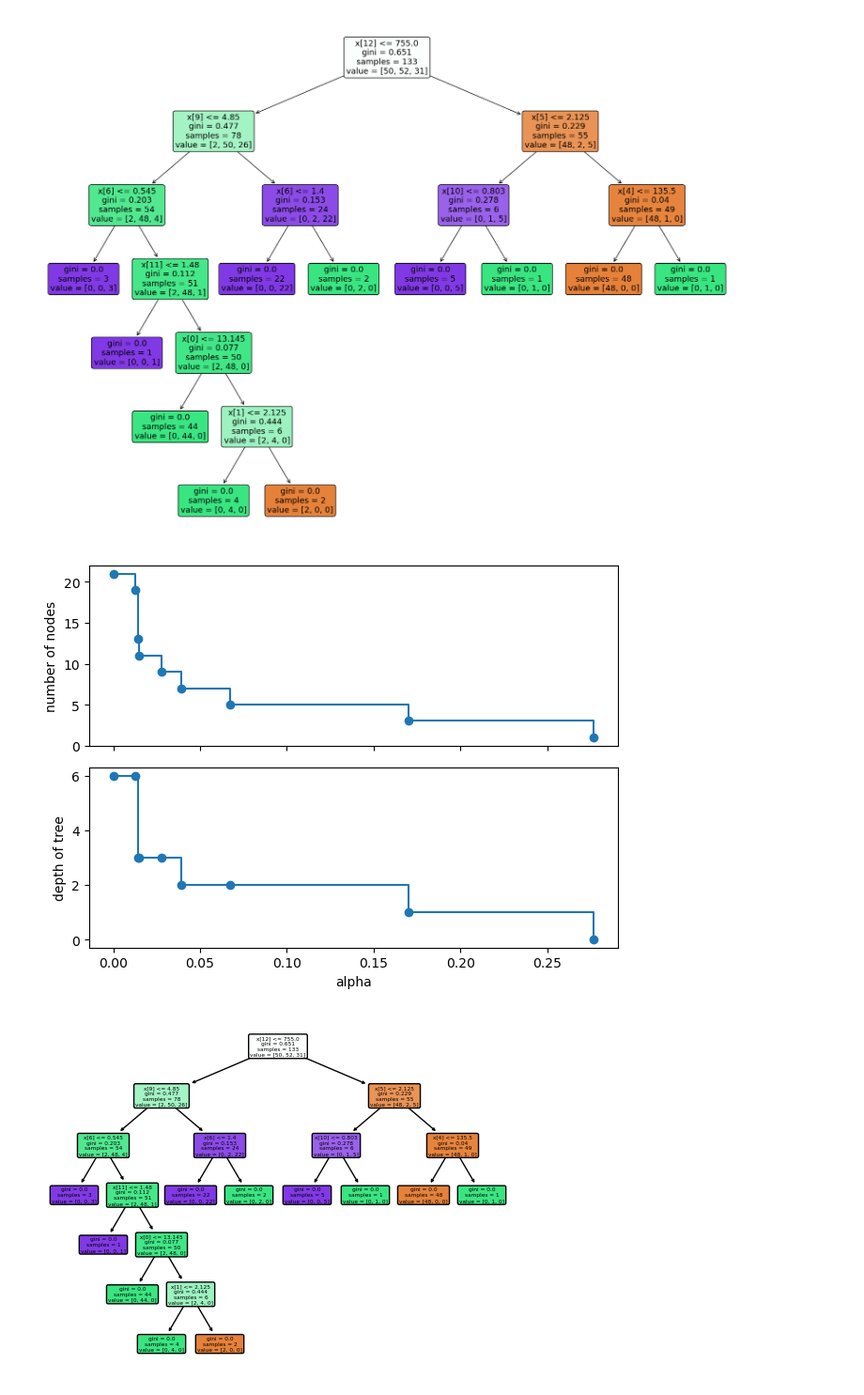
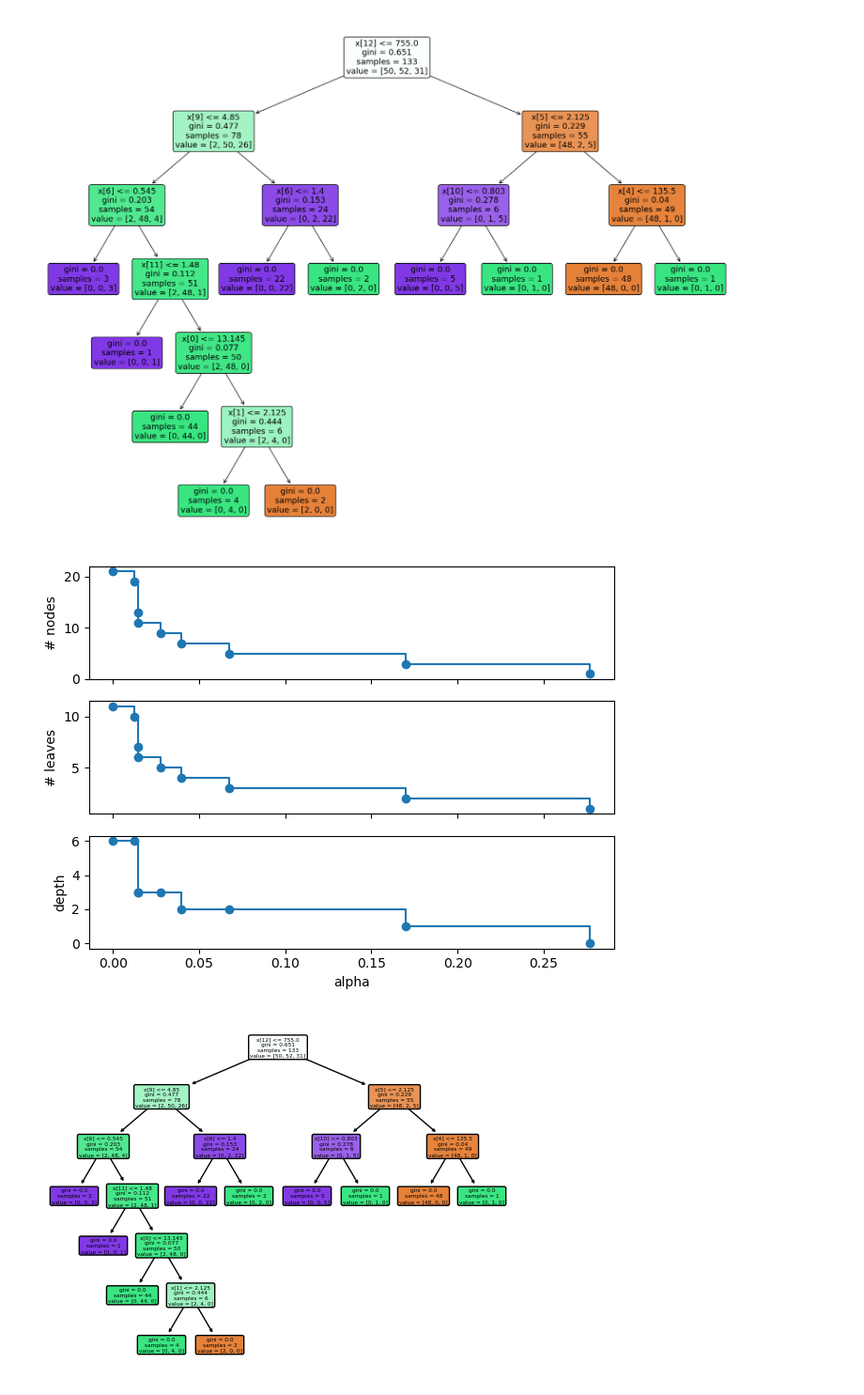
Before and after one commit to masoudinejad/dt_pruning, a Jupyter notebook: ccp.ipynb, the cells around one changed output. Shown at 94% size. Cells and saved outputs as stored; diff of their text form; code cells hidden in the pictures.

Commit message:
add data about number of leaves

```diff
--- a/ccp.ipynb
+++ b/ccp.ipynb
@@ -48,16 +49,19 @@ _ = tree.plot_tree(clfs[0], filled=True, rounded=True)
 [figure]
 # %%
 node_counts = [clf.tree_.node_count for clf in clfs]
+leaf_counts = [leaves_count(clf) for clf in clfs]
 depth = [clf.tree_.max_depth for clf in clfs]
-fig, ax = plt.subplots(2, 1, sharex=True)
+fig, ax = plt.subplots(3, 1, sharex=True)
 ax[0].plot(ccp_alphas, node_counts, marker="o", drawstyle="steps-post")
-ax[0].set_ylabel("number of nodes")
-ax[1].plot(ccp_alphas, depth, marker="o", drawstyle="steps-post")
-ax[1].set_xlabel("alpha")
-ax[1].set_ylabel("depth")
+ax[0].set_ylabel("# nodes")
+ax[1].plot(ccp_alphas, leaf_counts, marker="o", drawstyle="steps-post")
+ax[1].set_ylabel("# leaves")
+ax[2].plot(ccp_alphas, depth, marker="o", drawstyle="steps-post")
+ax[2].set_xlabel("alpha")
+ax[2].set_ylabel("depth")
 fig.tight_layout()
 # %% [output]
-[figure, old version]
+[figure, new version]
 # %%
 _ = tree.plot_tree(clfs[0], filled=True, rounded=True)
 # %% [output]
```
Also changed, not shown: parts of 2 cells of this notebook, 2 other files.
